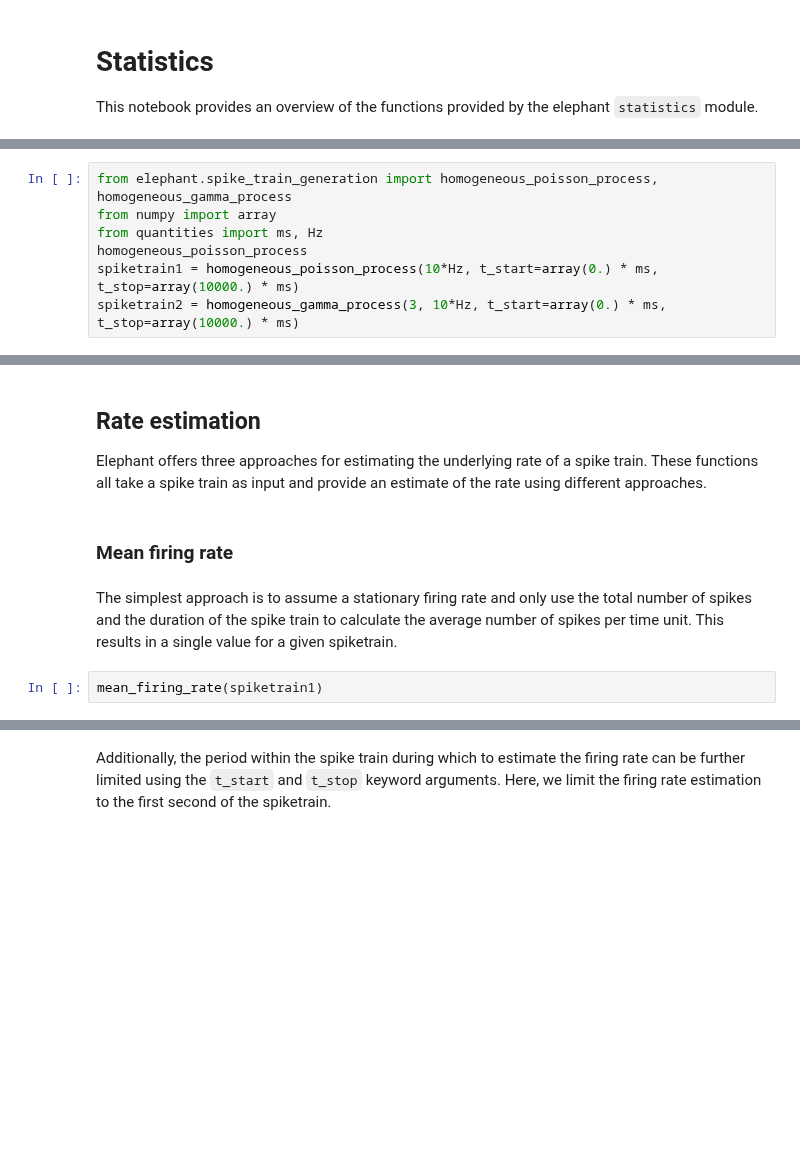
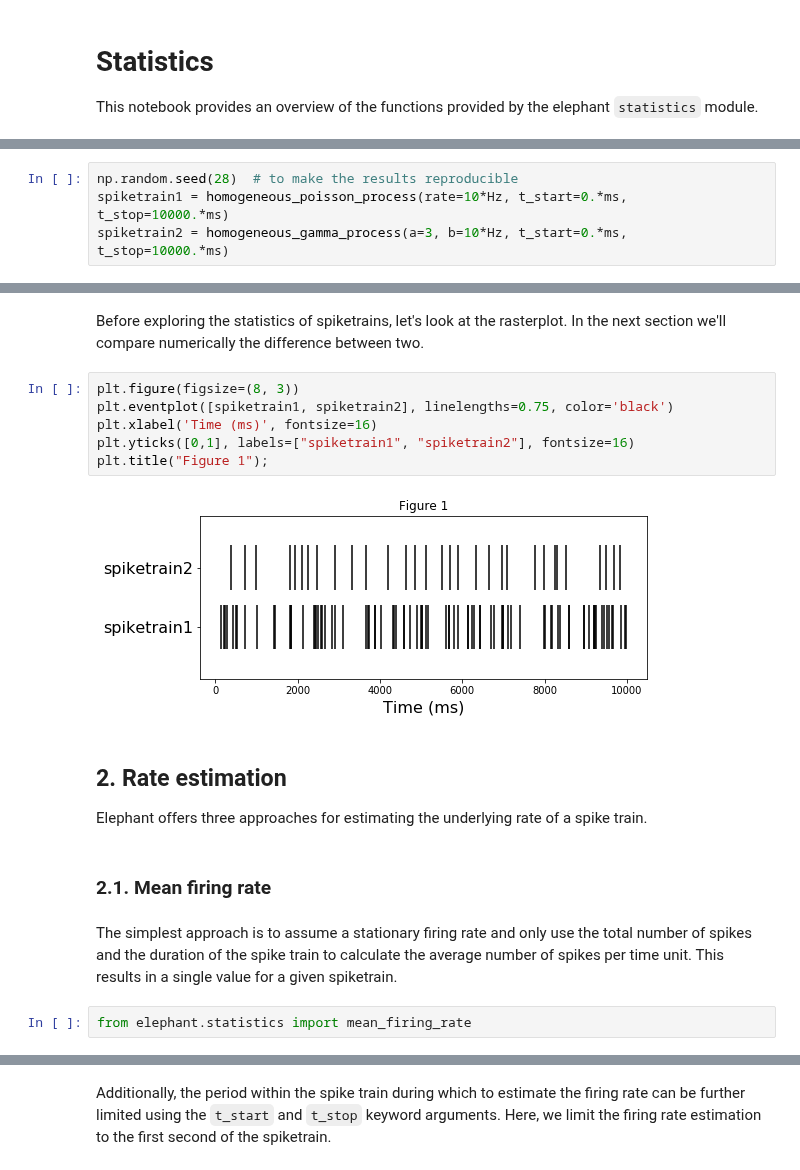
Before and after one commit to NeuralEnsemble/elephant, a Jupyter notebook: doc/tutorials/statistics.ipynb, the cells around one changed output, grey strips where cells are left out. Drawn from its saved outputs; the diff is of its cells as text; blank space fills up the shorter version.

Commit message:
moved text in tutorial.rst to statistics tutorial

```diff
--- a/doc/tutorials/statistics.ipynb
+++ b/doc/tutorials/statistics.ipynb
@@ -8,7 +56,4 @@ All measures presented here require one or two spiketrains as input. We first ge
 # %%
-from elephant.spike_train_generation import homogeneous_poisson_process, homogeneous_gamma_process
-from numpy import array
-from quantities import ms, Hz
-homogeneous_poisson_process
-spiketrain1 = homogeneous_poisson_process(10*Hz, t_start=array(0.) * ms, t_stop=array(10000.) * ms)
-spiketrain2 = homogeneous_gamma_process(3, 10*Hz, t_start=array(0.) * ms, t_stop=array(10000.) * ms)
+np.random.seed(28)  # to make the results reproducible
+spiketrain1 = homogeneous_poisson_process(rate=10*Hz, t_start=0.*ms, t_stop=10000.*ms)
+spiketrain2 = homogeneous_gamma_process(a=3, b=10*Hz, t_start=0.*ms, t_stop=10000.*ms)
@@ -15,10 +90,20 @@ spiketrain2 = homogeneous_gamma_process(3, 10*Hz, t_start=array(0.) * ms, t_stop
+# %% [markdown]
+Before exploring the statistics of spiketrains, let's look at the rasterplot. In the next section we'll compare numerically the difference between two.
+# %%
+plt.figure(figsize=(8, 3))
+plt.eventplot([spiketrain1, spiketrain2], linelengths=0.75, color='black')
+plt.xlabel('Time (ms)', fontsize=16)
+plt.yticks([0,1], labels=["spiketrain1", "spiketrain2"], fontsize=16)
+plt.title("Figure 1");
+# %% [output]
+[figure, added]
 # %% [markdown]
-## Rate estimation
+## 2. Rate estimation
 
-Elephant offers three approaches for estimating the underlying rate of a spike train. These functions all take a spike train as input and provide an estimate of the rate using different approaches.
+Elephant offers three approaches for estimating the underlying rate of a spike train.
 # %% [markdown]
-### Mean firing rate
+### 2.1. Mean firing rate
 # %% [markdown]
 The simplest approach is to assume a stationary firing rate and only use the total number of spikes and the duration of the spike train to calculate the average number of spikes per time unit. This results in a single value for a given spiketrain.
-# %%
-mean_firing_rate(spiketrain1)
+# %%
+from elephant.statistics import mean_firing_rate
```
Also changed, not shown: parts of 43 cells of this notebook, 6 other files.
